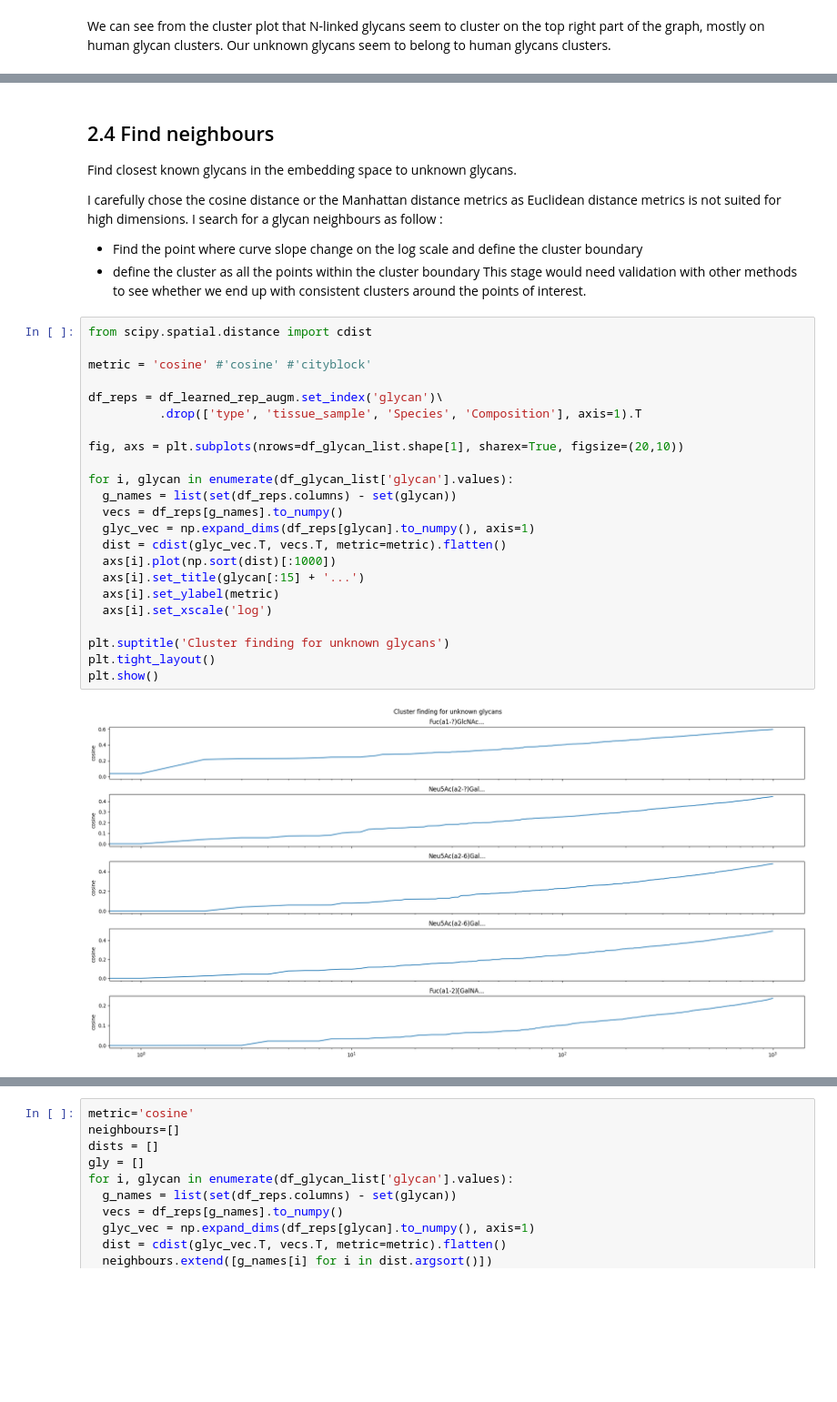
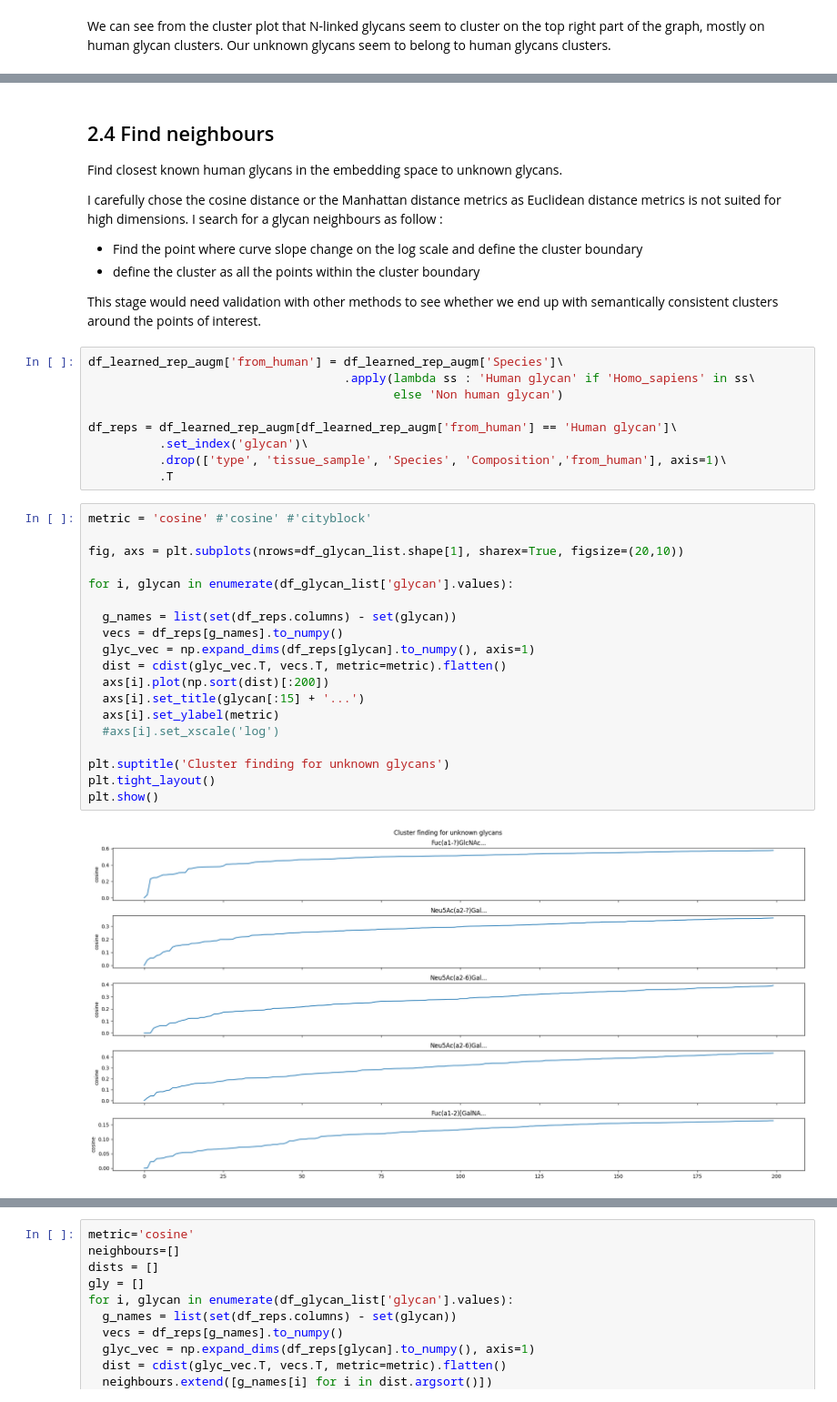
Before and after one commit to PhiCtl/glycan-biomarkers, a Jupyter notebook: notebooks/glycan_embedding.ipynb, the cells around one changed output, grey strips where cells are left out. Shown at 91% size. Saved outputs shown, nothing was run; the diff lists cells and outputs as text; blank space fills up the shorter version.

Commit message:
Updated cluster finding

```diff
--- a/notebooks/glycan_embedding.ipynb
+++ b/notebooks/glycan_embedding.ipynb
@@ -237,38 +257,44 @@ We can see from the cluster plot that N-linked glycans seem to cluster on the to
 # %% [markdown]
 ## 2.4 Find neighbours
 
-Find closest known glycans in the embedding space to unknown glycans.
+Find closest known human glycans in the embedding space to unknown glycans.
 
 I carefully chose the cosine distance or the Manhattan distance metrics as Euclidean distance metrics is not suited for high dimensions.
 I search for a glycan neighbours as follow :
 * Find the point where curve slope change on the log scale and define the cluster boundary
 * define the cluster as all the points within the cluster boundary
-This stage would need validation with other methods to see whether we end up with consistent clusters around the points of interest.
+
+This stage would need validation with other methods to see whether we end up with semantically consistent clusters around the points of interest.
+# %%
+df_learned_rep_augm['from_human'] = df_learned_rep_augm['Species']\
+                                    .apply(lambda ss : 'Human glycan' if 'Homo_sapiens' in ss\
+                                           else 'Non human glycan')
+
+df_reps = df_learned_rep_augm[df_learned_rep_augm['from_human'] == 'Human glycan']\
+          .set_index('glycan')\
+          .drop(['type', 'tissue_sample', 'Species', 'Composition','from_human'], axis=1)\
+          .T
 # %%
-from scipy.spatial.distance import cdist
-
 metric = 'cosine' #'cosine' #'cityblock'
-
-df_reps = df_learned_rep_augm.set_index('glycan')\
-          .drop(['type', 'tissue_sample', 'Species', 'Composition'], axis=1).T
 
 fig, axs = plt.subplots(nrows=df_glycan_list.shape[1], sharex=True, figsize=(20,10))
 
 for i, glycan in enumerate(df_glycan_list['glycan'].values):
+
   g_names = list(set(df_reps.columns) - set(glycan))
   vecs = df_reps[g_names].to_numpy()
   glyc_vec = np.expand_dims(df_reps[glycan].to_numpy(), axis=1)
   dist = cdist(glyc_vec.T, vecs.T, metric=metric).flatten()
-  axs[i].plot(np.sort(dist)[:1000])
+  axs[i].plot(np.sort(dist)[:200])
   axs[i].set_title(glycan[:15] + '...')
   axs[i].set_ylabel(metric)
-  axs[i].set_xscale('log')
+  #axs[i].set_xscale('log')
 
 plt.suptitle('Cluster finding for unknown glycans')
 plt.tight_layout()
 plt.show()
 # %% [output]
-[figure, old version]
+[figure, new version]
 # %%
 metric = 'cityblock' #'cosine' #'cityblock'
 
```
Also changed, not shown: parts of 17 cells of this notebook.
